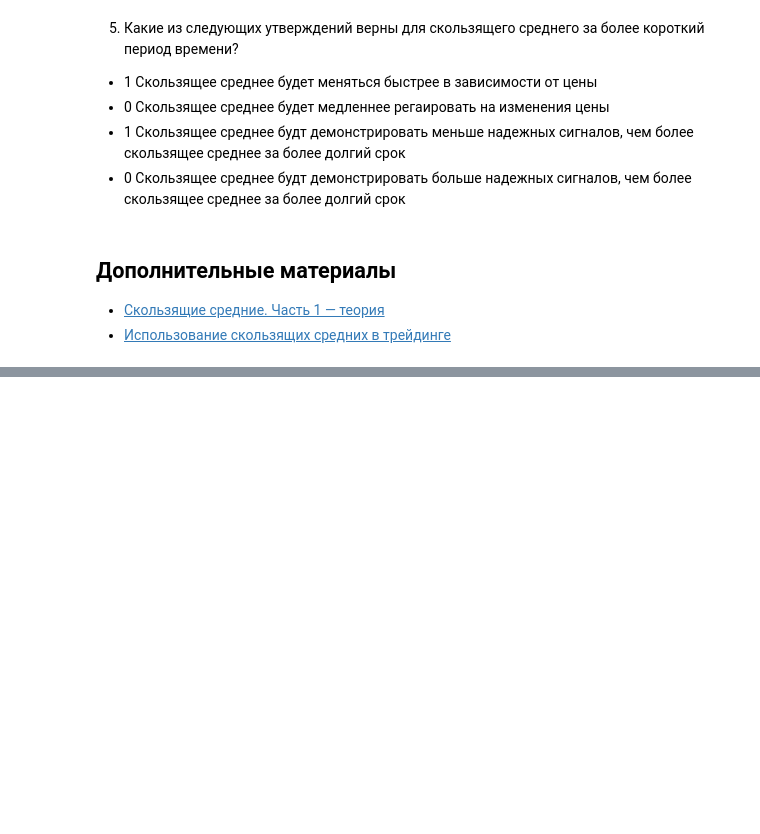
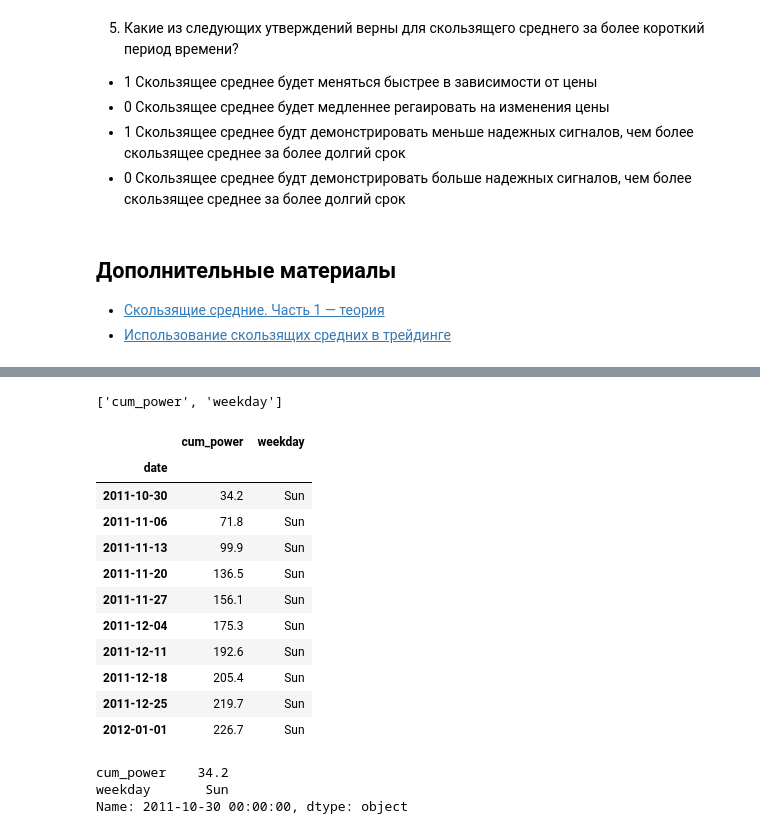
Before and after one commit to IvanRumyantsev/Skillfactory_DST_10, a Jupyter notebook: Юнит 7. Machine Learning в продакшн/MATH&STAT-7. Временные ряды/MATH&STAT-7. Временные ряды.ipynb, the cells around one changed output, grey strips where cells are left out. Cells and saved outputs as stored; diff of their text form; code cells hidden in the pictures; blank space fills up the shorter version.

```diff
--- a/Юнит 7. Machine Learning в продакшн/MATH&STAT-7. Временные ряды/MATH&STAT-7. Временные ряды.ipynb
+++ b/Юнит 7. Machine Learning в продакшн/MATH&STAT-7. Временные ряды/MATH&STAT-7. Временные ряды.ipynb
@@ -388,0 +399,41 @@ wma_6 0.9
+# %%
+# подгрузим наш учебный датасет
+df = pd.read_csv('solarpower_cumuldaybyday2.csv')[['date', 'cum_power']]
+# %%
+# приведем формата даты к стандарту datetime.
+df['date'] = pd.to_datetime(df['date'], format = '%d/%m/%Y')
+# добавим столбе дня недели
+df['weekday'] = df['date'].apply(lambda x: x.strftime('%a'))
+# преобразуем индексы в формат Datetime (это удобно для работы с временными рядами)
+df = df.set_index(pd.DatetimeIndex(df['date']))
+# после это удалим столбец data
+df.drop(['date'], axis =1, inplace = True)
+# %%
+list(df.columns)
+# %% [output]
+['cum_power', 'weekday']
+# %%
+# Агрегируйте данные по неделям.
+df_w = df[(list(df.columns))]
+df_w = df_w.resample('w').ffill()
+# %%
+df_w.head(10)
+# %% [output]
+|  | cum_power | weekday |
+| date |  |  |
+| 2011-10-30 | 34.2 | Sun |
+| 2011-11-06 | 71.8 | Sun |
+| 2011-11-13 | 99.9 | Sun |
+| 2011-11-20 | 136.5 | Sun |
+| 2011-11-27 | 156.1 | Sun |
+| 2011-12-04 | 175.3 | Sun |
+| 2011-12-11 | 192.6 | Sun |
+| 2011-12-18 | 205.4 | Sun |
+| 2011-12-25 | 219.7 | Sun |
+| 2012-01-01 | 226.7 | Sun |
+# %%
+df_w.iloc[0]
+# %% [output]
+cum_power    34.2
+weekday       Sun
+Name: 2011-10-30 00:00:00, dtype: object
```
Also changed, not shown: parts of 4 cells of this notebook, 1 other file.
